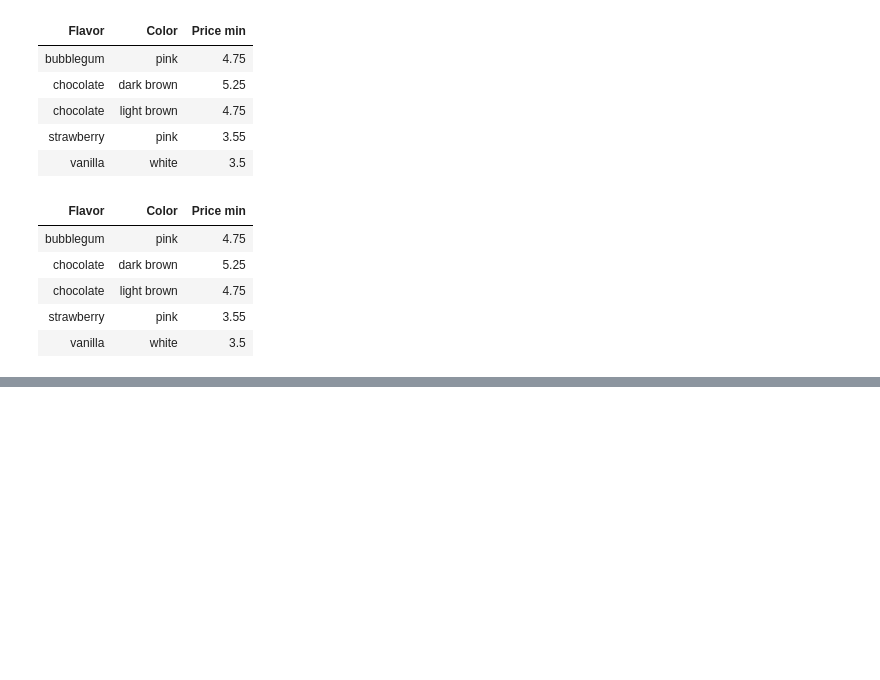
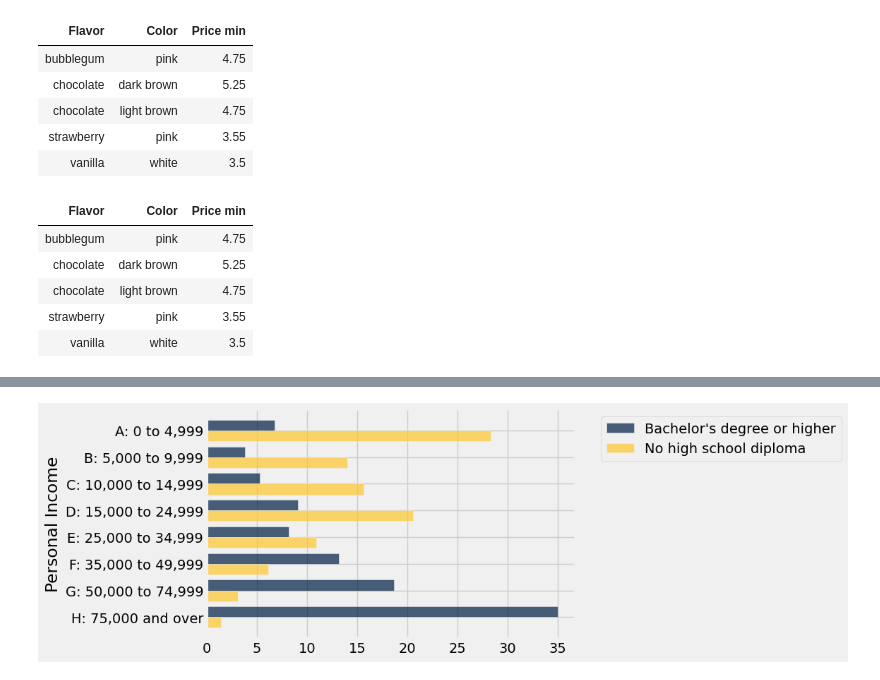
Before and after one commit to lawtonsclass/f25-code-from-class, a Jupyter notebook: data8/ch08.ipynb, the cells around one changed output, grey strips where cells are left out. Cells and saved outputs as stored; diff of their text form; code cells hidden in the pictures; blank space fills up the shorter version.

```diff
--- a/data8/ch08.ipynb
+++ b/data8/ch08.ipynb
@@ -418,0 +457,4 @@ cones.group(['Flavor', 'Color'], min)
+# %%
+education_income = Table.read_table('data/educ_inc.csv')
+educ2014 = education_income.where('Year', '1/1/14 0:00').where('Age', are.not_equal_to('00 to 17'))
+educ2014
@@ -418,0 +474,3 @@ cones.group(['Flavor', 'Color'], min)
+# %%
+educ2014 = educ2014.select(3, 4, 5)
+educ2014
@@ -418,0 +490,3 @@ cones.group(['Flavor', 'Color'], min)
+# %%
+totals = educ2014.pivot('Educational Attainment', 'Personal Income', values='Population Count', collect=sum)
+totals
@@ -418,0 +503,6 @@ cones.group(['Flavor', 'Color'], min)
+# %%
+dist = totals.select(0).with_columns(
+    "Bachelor's degree or higher", percents(totals.column(1)),
+    "No high school diploma", percents(totals.column(4))
+)
+dist
@@ -418,0 +519,4 @@ cones.group(['Flavor', 'Color'], min)
+# %%
+dist.barh(0)
+# %% [output]
+[figure, added]
```
Also changed, not shown: parts of 59 cells of this notebook.
